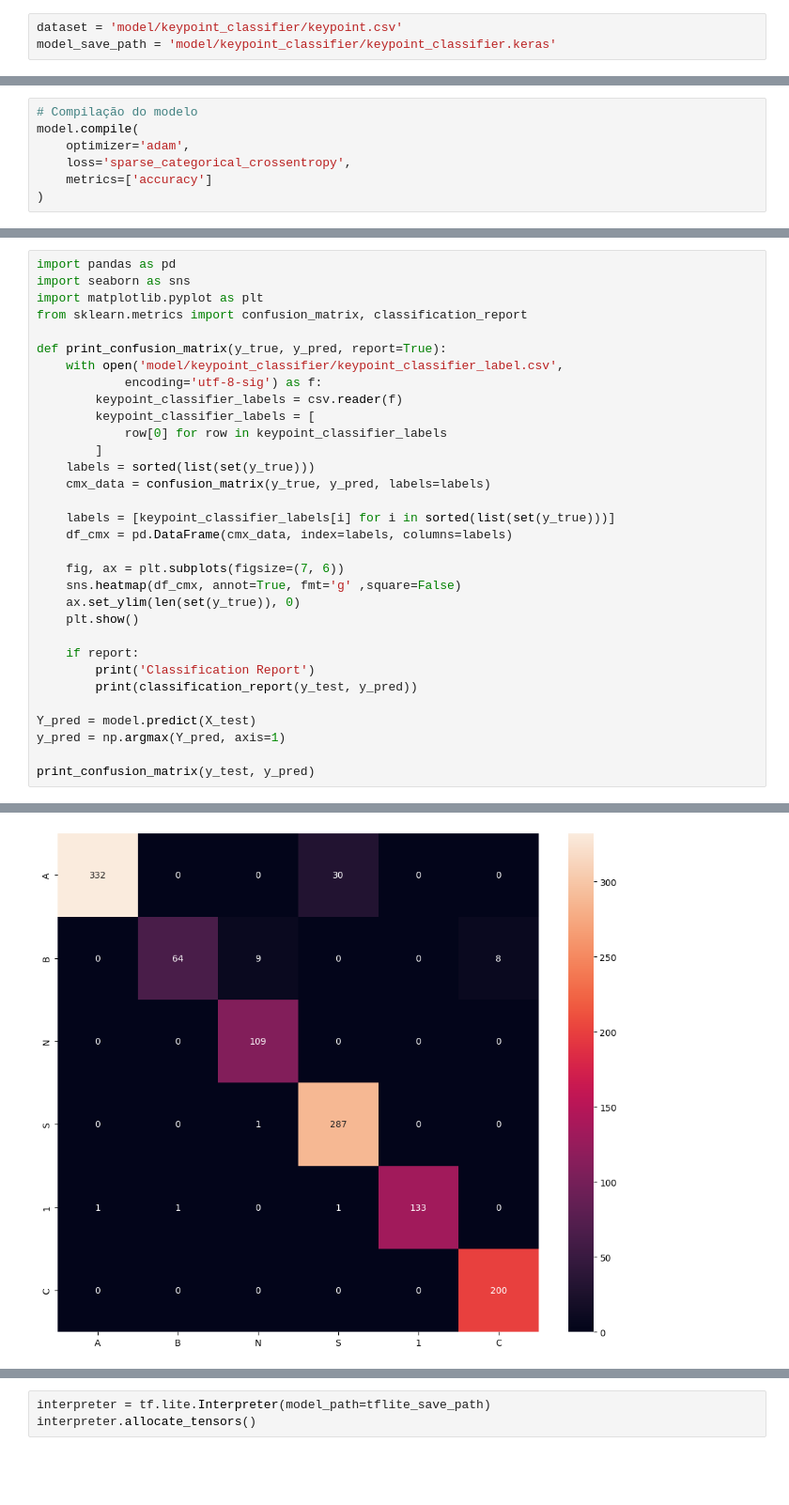
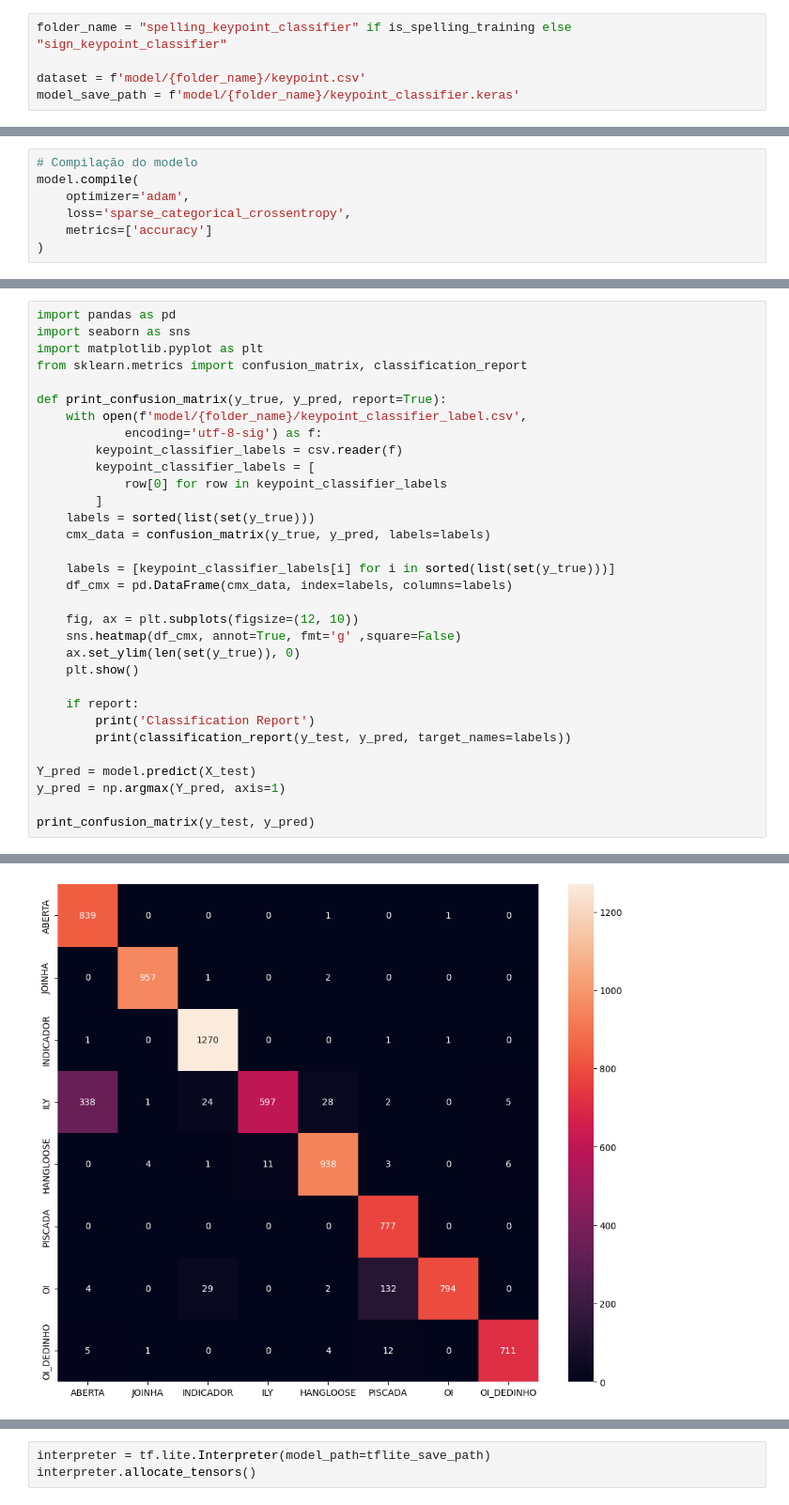
Before and after one commit to ArthurMM30/tradulibras-recognition, a Jupyter notebook: keypoint_classification.ipynb, the cells around one changed output, grey strips where cells are left out. Shown at 94% size. Saved outputs shown, nothing was run; the diff lists cells and outputs as text; blank space fills up the shorter version.

```diff
--- a/keypoint_classification.ipynb
+++ b/keypoint_classification.ipynb
@@ -12,3 +14,5 @@ RANDOM_SEED = 42
 # %%
-dataset = 'model/keypoint_classifier/keypoint.csv'
-model_save_path = 'model/keypoint_classifier/keypoint_classifier.keras'
+folder_name = "spelling_keypoint_classifier" if is_spelling_training else "sign_keypoint_classifier"
+
+dataset = f'model/{folder_name}/keypoint.csv'
+model_save_path = f'model/{folder_name}/keypoint_classifier.keras'
@@ -131,7 +134,7 @@ import matplotlib.pyplot as plt
 from sklearn.metrics import confusion_matrix, classification_report
 
 def print_confusion_matrix(y_true, y_pred, report=True):
-    with open('model/keypoint_classifier/keypoint_classifier_label.csv',
+    with open(f'model/{folder_name}/keypoint_classifier_label.csv',
             encoding='utf-8-sig') as f:
         keypoint_classifier_labels = csv.reader(f)
         keypoint_classifier_labels = [
@@ -143,14 +146,14 @@ def print_confusion_matrix(y_true, y_pred, report=True):
     labels = [keypoint_classifier_labels[i] for i in sorted(list(set(y_true)))]
     df_cmx = pd.DataFrame(cmx_data, index=labels, columns=labels)
 
-    fig, ax = plt.subplots(figsize=(7, 6))
+    fig, ax = plt.subplots(figsize=(12, 10))
     sns.heatmap(df_cmx, annot=True, fmt='g' ,square=False)
     ax.set_ylim(len(set(y_true)), 0)
     plt.show()
 
     if report:
         print('Classification Report')
-        print(classification_report(y_test, y_pred))
+        print(classification_report(y_test, y_pred, target_names=labels))
 
 Y_pred = model.predict(X_test)
 y_pred = np.argmax(Y_pred, axis=1)
@@ -161,4 +164,4 @@ print_confusion_matrix(y_test, y_pred)
-[figure, old version]
+[figure, new version]
 Classification Report
               precision    recall  f1-score   support
 
```
Also changed, not shown: parts of 30 cells of this notebook, 26 other files.
